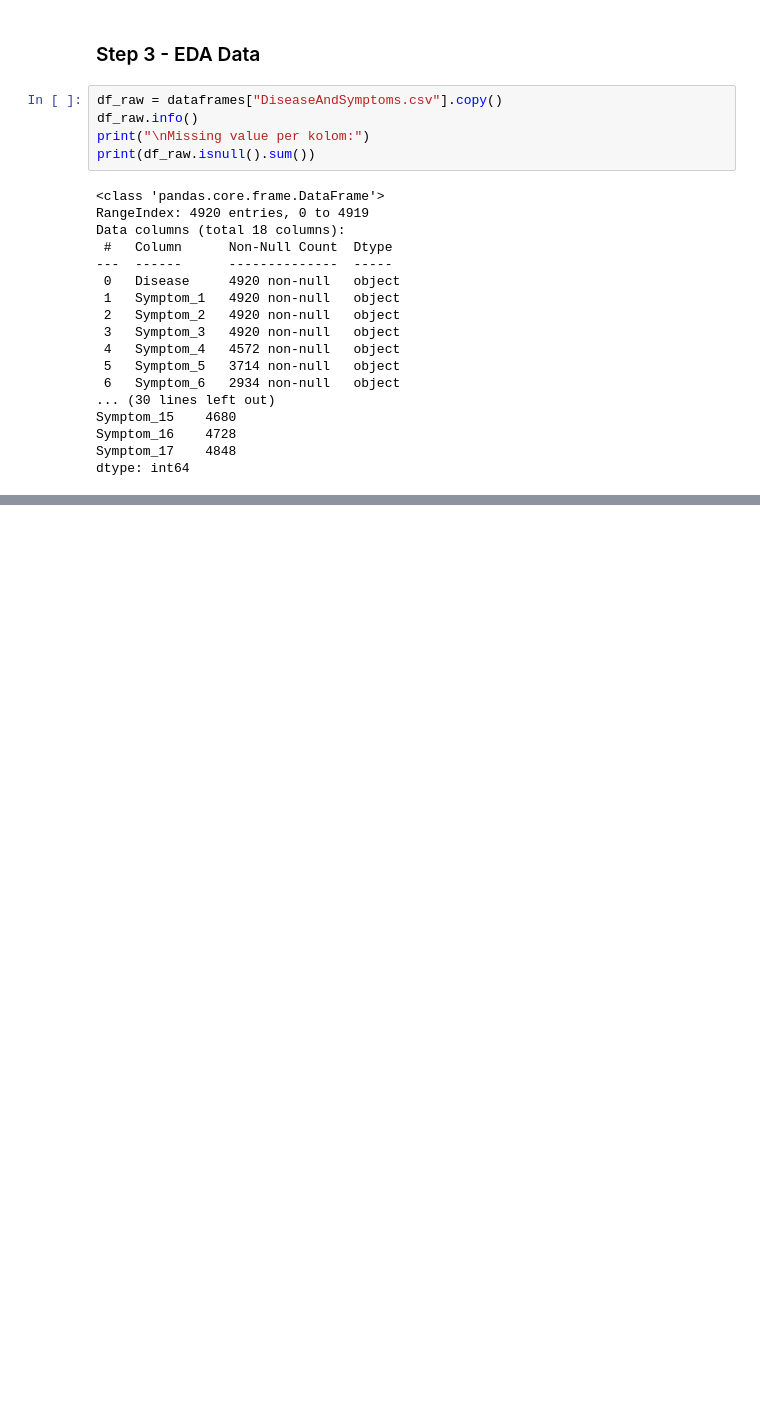
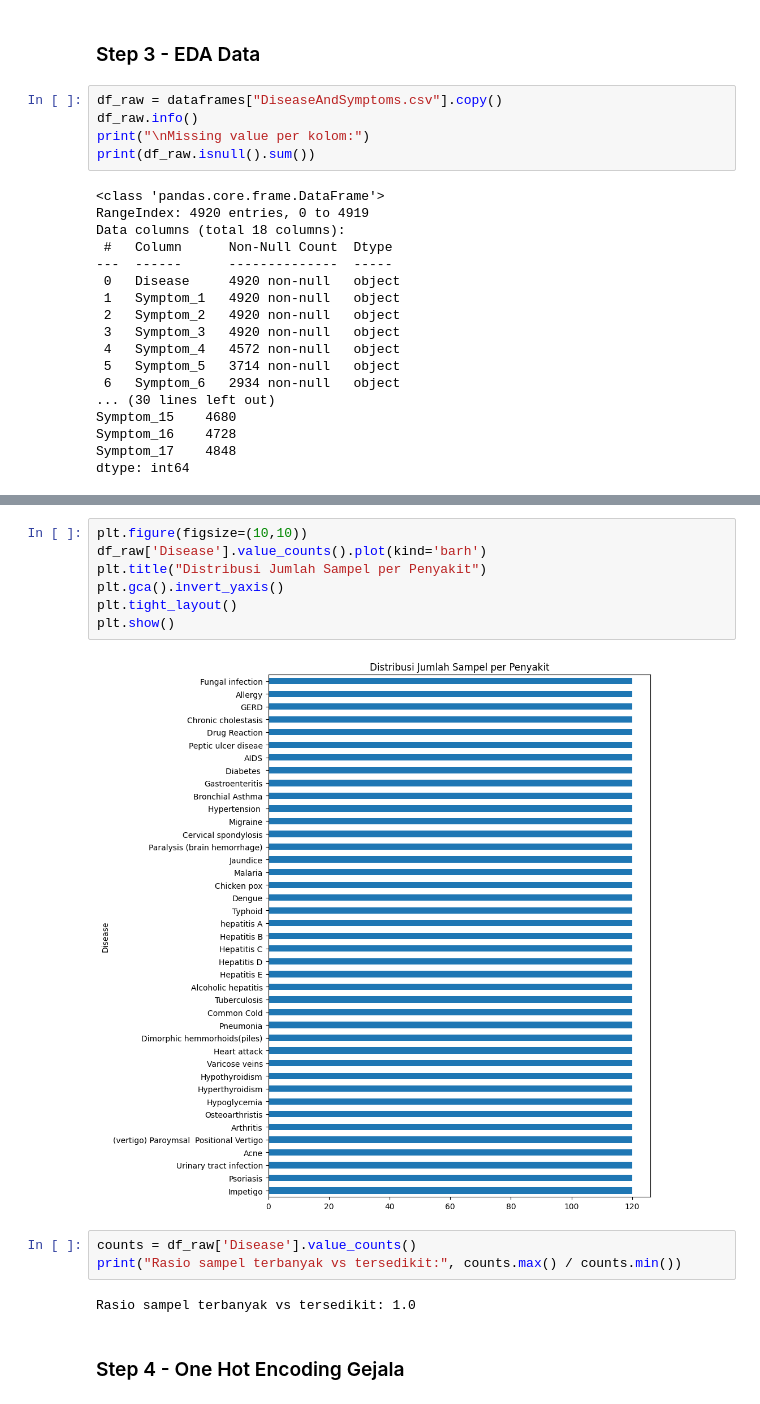
Before and after one commit to jasonalexander-png/Disease-Detector, a Jupyter notebook: notebooks/eda_modelling.ipynb, the cells around one changed output, grey strips where cells are left out. Saved outputs shown, nothing was run; the diff lists cells and outputs as text; blank space fills up the shorter version.

Commit message:
Add encoding

```diff
--- a/notebooks/eda_modelling.ipynb
+++ b/notebooks/eda_modelling.ipynb
@@ -98,0 +121,16 @@ dtype: int64
+# %%
+plt.figure(figsize=(10,10))
+df_raw['Disease'].value_counts().plot(kind='barh')
+plt.title("Distribusi Jumlah Sampel per Penyakit")
+plt.gca().invert_yaxis()
+plt.tight_layout()
+plt.show()
+# %% [output]
+[figure, added]
+# %%
+counts = df_raw['Disease'].value_counts()
+print("Rasio sampel terbanyak vs tersedikit:", counts.max() / counts.min())
+# %% [output]
+Rasio sampel terbanyak vs tersedikit: 1.0
+# %% [markdown]
+### Step 4 - One Hot Encoding Gejala
```
Also changed, not shown: parts of 5 cells of this notebook.
